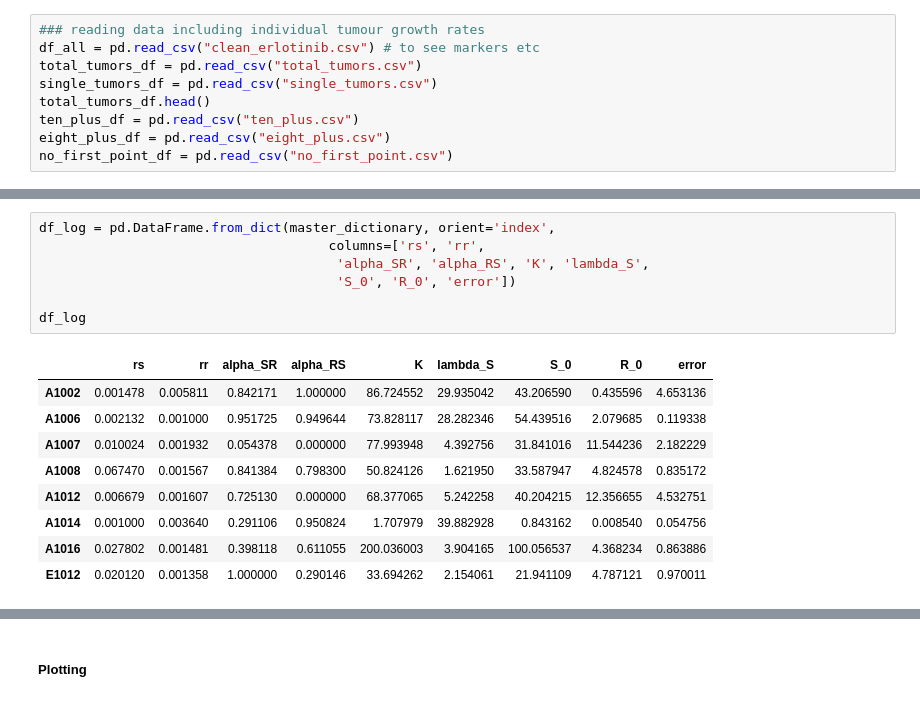
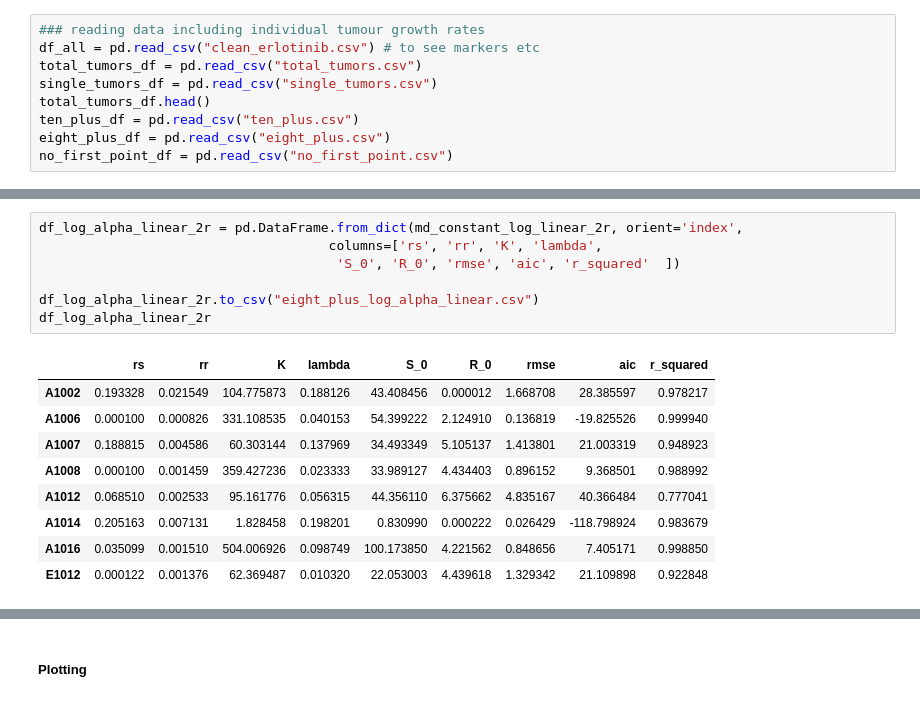
Before and after one commit to hkailas/Erlotinib, a Jupyter notebook: with competition coefficients.ipynb, the cells around one changed output, grey strips where cells are left out. Cells and saved outputs as stored; diff of their text form.

```diff
--- a/with competition coefficients.ipynb
+++ b/with competition coefficients.ipynb
@@ -152,17 +160,17 @@ Polishing solution with 'L-BFGS-B'
 # %%
-df_log = pd.DataFrame.from_dict(master_dictionary, orient='index',
-                                     columns=['rs', 'rr',
-                                      'alpha_SR', 'alpha_RS', 'K', 'lambda_S',
-                                      'S_0', 'R_0', 'error'])
+df_log_alpha_linear_2r = pd.DataFrame.from_dict(md_constant_log_linear_2r, orient='index',
+                                     columns=['rs', 'rr', 'K', 'lambda',
+                                      'S_0', 'R_0', 'rmse', 'aic', 'r_squared'  ])
 
-df_log
+df_log_alpha_linear_2r.to_csv("eight_plus_log_alpha_linear.csv")
+df_log_alpha_linear_2r
 # %% [output]
-|  | rs | rr | alpha_SR | alpha_RS | K | lambda_S | S_0 | R_0 | error |
-| A1002 | 0.001478 | 0.005811 | 0.842171 | 1.000000 | 86.724552 | 29.935042 | 43.206590 | 0.435596 | 4.653136 |
-| A1006 | 0.002132 | 0.001000 | 0.951725 | 0.949644 | 73.828117 | 28.282346 | 54.439516 | 2.079685 | 0.119338 |
-| A1007 | 0.010024 | 0.001932 | 0.054378 | 0.000000 | 77.993948 | 4.392756 | 31.841016 | 11.544236 | 2.182229 |
-| A1008 | 0.067470 | 0.001567 | 0.841384 | 0.798300 | 50.824126 | 1.621950 | 33.587947 | 4.824578 | 0.835172 |
-| A1012 | 0.006679 | 0.001607 | 0.725130 | 0.000000 | 68.377065 | 5.242258 | 40.204215 | 12.356655 | 4.532751 |
-| A1014 | 0.001000 | 0.003640 | 0.291106 | 0.950824 | 1.707979 | 39.882928 | 0.843162 | 0.008540 | 0.054756 |
-| A1016 | 0.027802 | 0.001481 | 0.398118 | 0.611055 | 200.036003 | 3.904165 | 100.056537 | 4.368234 | 0.863886 |
-| E1012 | 0.020120 | 0.001358 | 1.000000 | 0.290146 | 33.694262 | 2.154061 | 21.941109 | 4.787121 | 0.970011 |
+|  | rs | rr | K | lambda | S_0 | R_0 | rmse | aic | r_squared |
+| A1002 | 0.193328 | 0.021549 | 104.775873 | 0.188126 | 43.408456 | 0.000012 | 1.668708 | 28.385597 | 0.978217 |
+| A1006 | 0.000100 | 0.000826 | 331.108535 | 0.040153 | 54.399222 | 2.124910 | 0.136819 | -19.825526 | 0.999940 |
+| A1007 | 0.188815 | 0.004586 | 60.303144 | 0.137969 | 34.493349 | 5.105137 | 1.413801 | 21.003319 | 0.948923 |
+| A1008 | 0.000100 | 0.001459 | 359.427236 | 0.023333 | 33.989127 | 4.434403 | 0.896152 | 9.368501 | 0.988992 |
+| A1012 | 0.068510 | 0.002533 | 95.161776 | 0.056315 | 44.356110 | 6.375662 | 4.835167 | 40.366484 | 0.777041 |
+| A1014 | 0.205163 | 0.007131 | 1.828458 | 0.198201 | 0.830990 | 0.000222 | 0.026429 | -118.798924 | 0.983679 |
+| A1016 | 0.035099 | 0.001510 | 504.006926 | 0.098749 | 100.173850 | 4.221562 | 0.848656 | 7.405171 | 0.998850 |
+| E1012 | 0.000122 | 0.001376 | 62.369487 | 0.010320 | 22.053003 | 4.439618 | 1.329342 | 21.109898 | 0.922848 |
```
Also changed, not shown: parts of 15 cells of this notebook, 6 other files.
